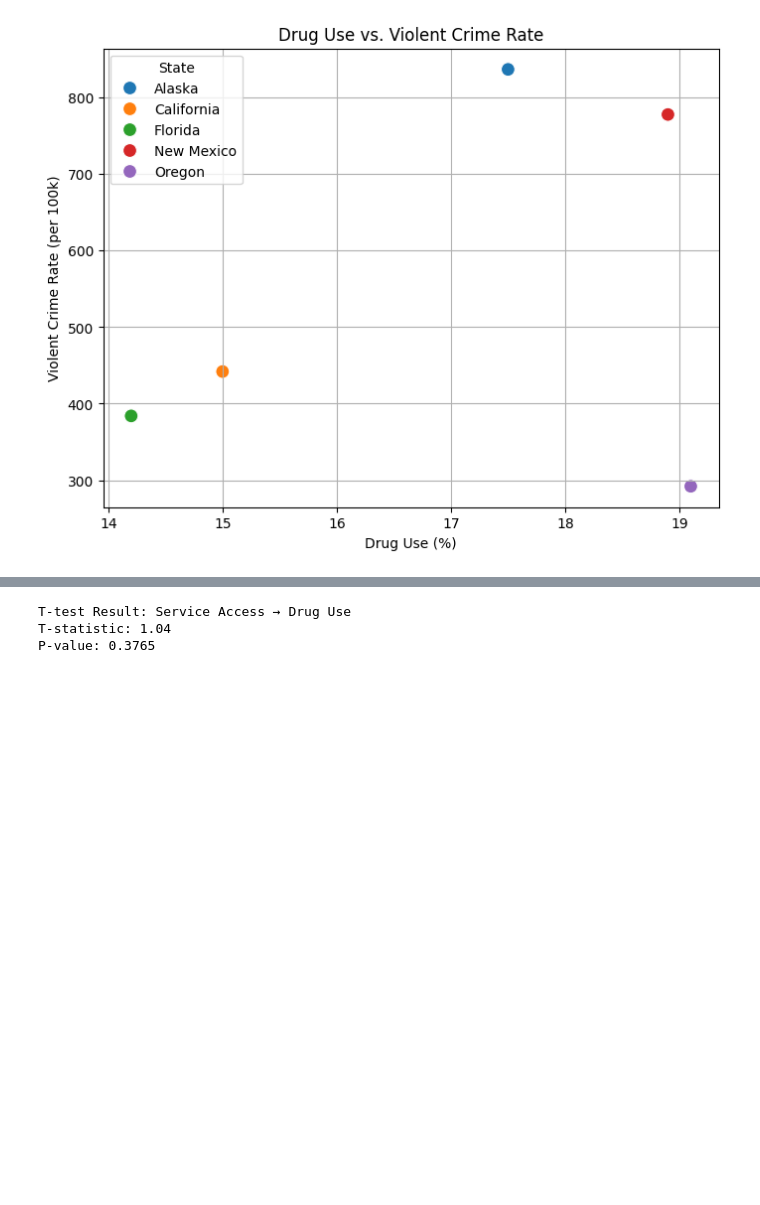
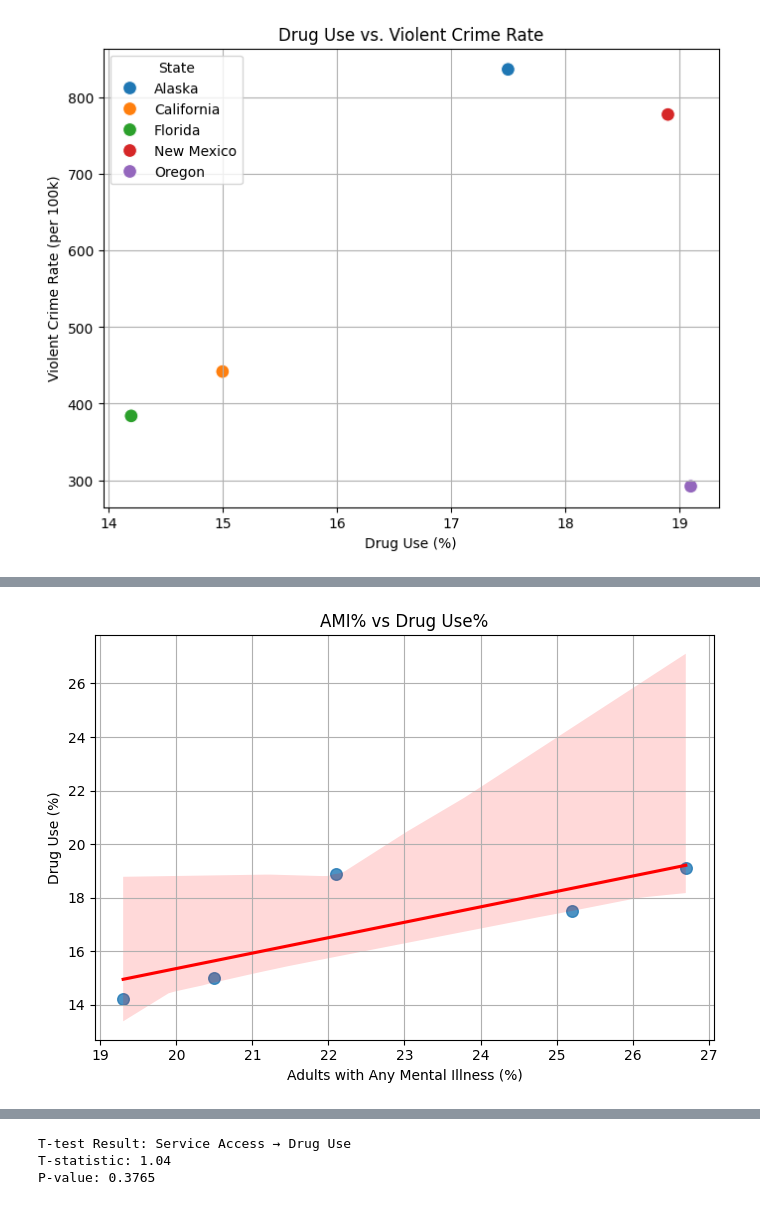
Before and after one commit to cerensenol/DSA-210-Project, a Jupyter notebook: main.ipynb, the cells around one changed output, grey strips where cells are left out. Drawn from its saved outputs; the diff is of its cells as text; code cells hidden in the pictures; blank space fills up the shorter version.

```diff
--- a/main.ipynb
+++ b/main.ipynb
@@ -58,0 +69,11 @@ Passing `palette` without assigning `hue` is deprecated and will be removed in v
+# %%
+plt.figure(figsize=(7, 5))
+sns.regplot(x='AMI%', y='DrugUse%', data=df, scatter_kws={"s": 70}, line_kws={"color": "red"})
+plt.title('AMI% vs Drug Use%')
+plt.xlabel('Adults with Any Mental Illness (%)')
+plt.ylabel('Drug Use (%)')
+plt.grid(True)
+plt.tight_layout()
+plt.show()
+# %% [output]
+[figure, added]
```
Also changed, not shown: parts of 24 cells of this notebook.
